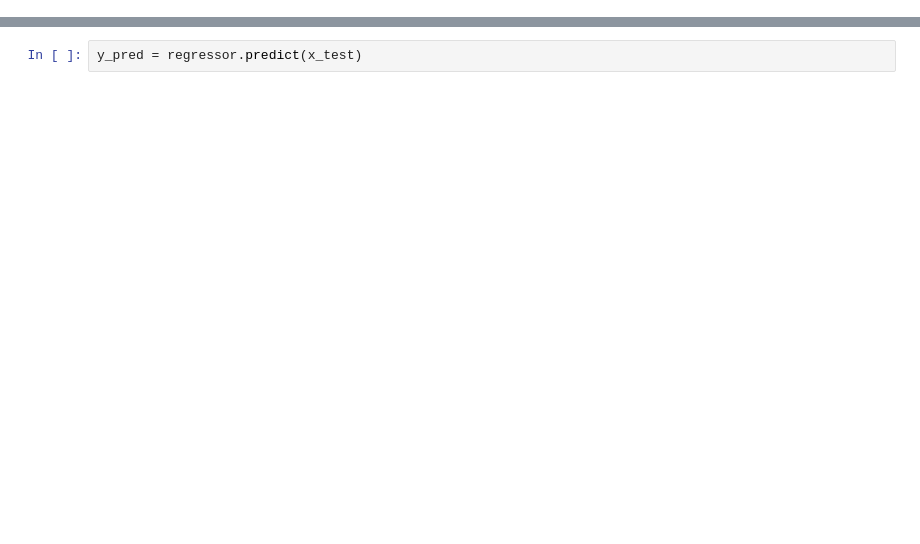
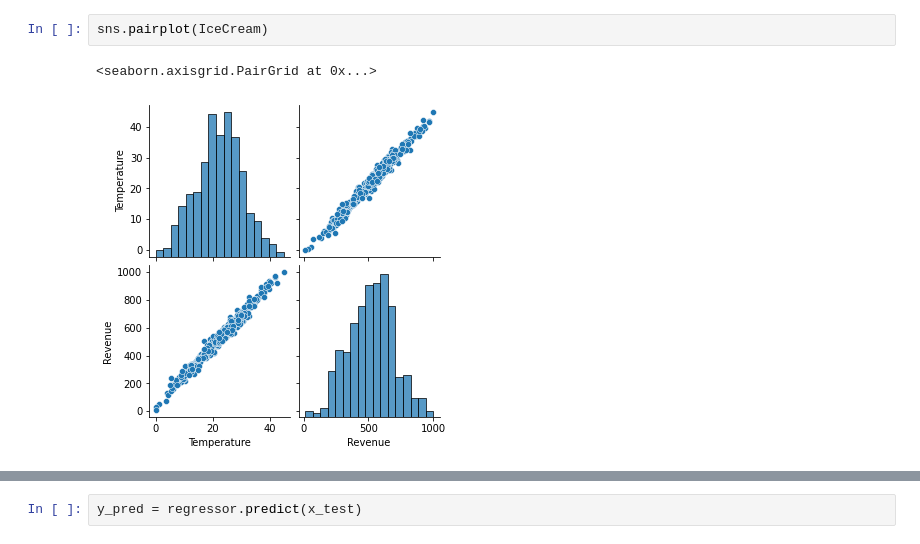
Before and after one commit to antonio2505/SuperDataScience_Projects_ML, a Jupyter notebook: Simple_Linear_Regression.ipynb, the cells around one changed output, grey strips where cells are left out. Cells and saved outputs as stored; diff of their text form; blank space fills up the shorter version.

```diff
--- a/Simple_Linear_Regression.ipynb
+++ b/Simple_Linear_Regression.ipynb
@@ -26,0 +59,5 @@ Splitint the dataset into the training set and the test set
+# %%
+sns.pairplot(IceCream)
+# %% [output]
+<seaborn.axisgrid.PairGrid at 0x...>
+[figure, added]
```
Also changed, not shown: parts of 47 cells of this notebook.
